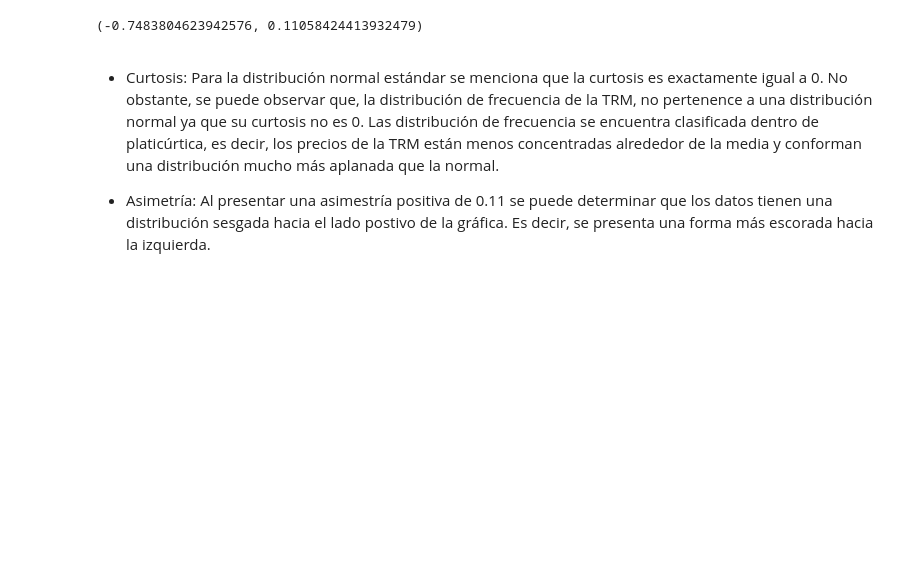
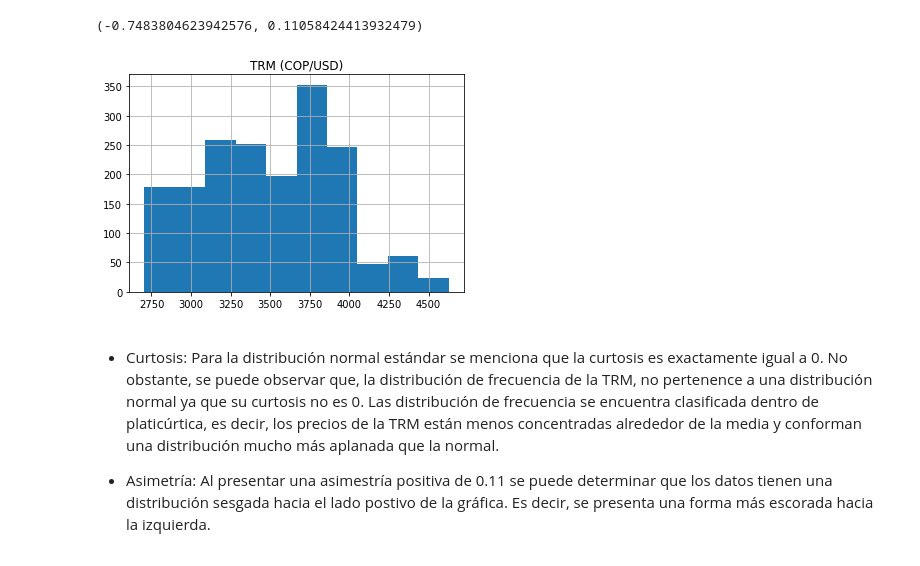
Before and after one commit to anamaria1-4/GitHub-Finanzas_-Computacionales, a Jupyter notebook: Proyecto_Final_Daniel_Jorge,_Ana_María_Rojas_y_Sarah_Téllez.ipynb, the cells around one changed output. Drawn from its saved outputs; the diff is of its cells as text; code cells hidden in the pictures; blank space fills up the shorter version.

```diff
--- a/Proyecto_Final_Daniel_Jorge,_Ana_María_Rojas_y_Sarah_Téllez.ipynb
+++ b/Proyecto_Final_Daniel_Jorge,_Ana_María_Rojas_y_Sarah_Téllez.ipynb
@@ -82,6 +84,10 @@ from scipy.stats import kurtosis, skew
 kurtosis(datos), skew(datos)
 # %% [output]
 (-0.7483804623942576, 0.11058424413932479)
+# %%
+TRM_Oct.hist();
+# %% [output]
+[figure, added]
 # %% [markdown]
 * Curtosis: Para la distribución normal estándar se menciona que la curtosis es exactamente igual a 0. No obstante, se puede observar que, la distribución de frecuencia de la TRM, no pertenence a una distribución normal ya que su curtosis no es 0. Las distribución de frecuencia se encuentra clasificada dentro de platicúrtica, es decir, los precios de la TRM están menos concentradas alrededor de la media y conforman una distribución mucho más aplanada que la normal.
 
```
Also changed, not shown: parts of 5 cells of this notebook.
